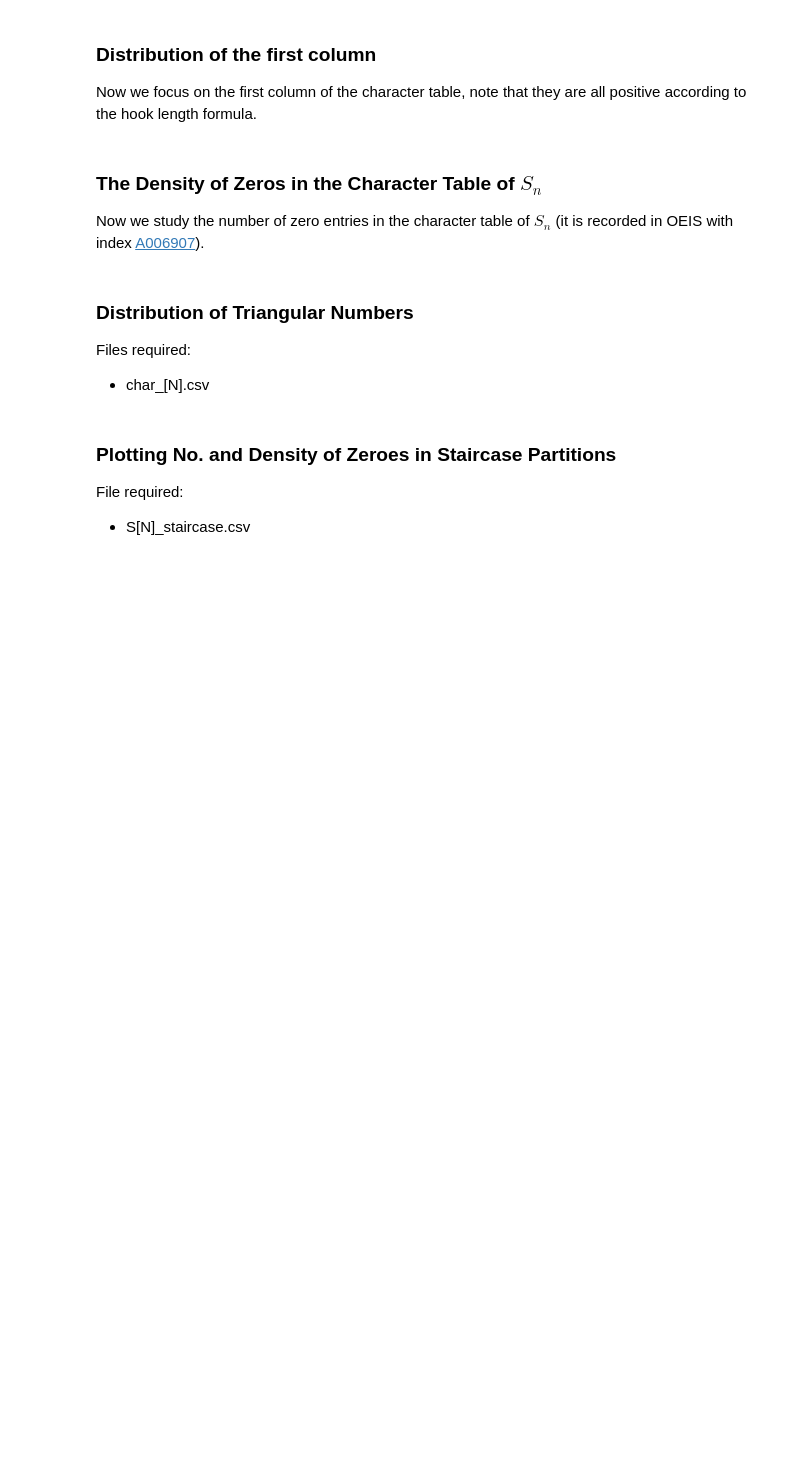
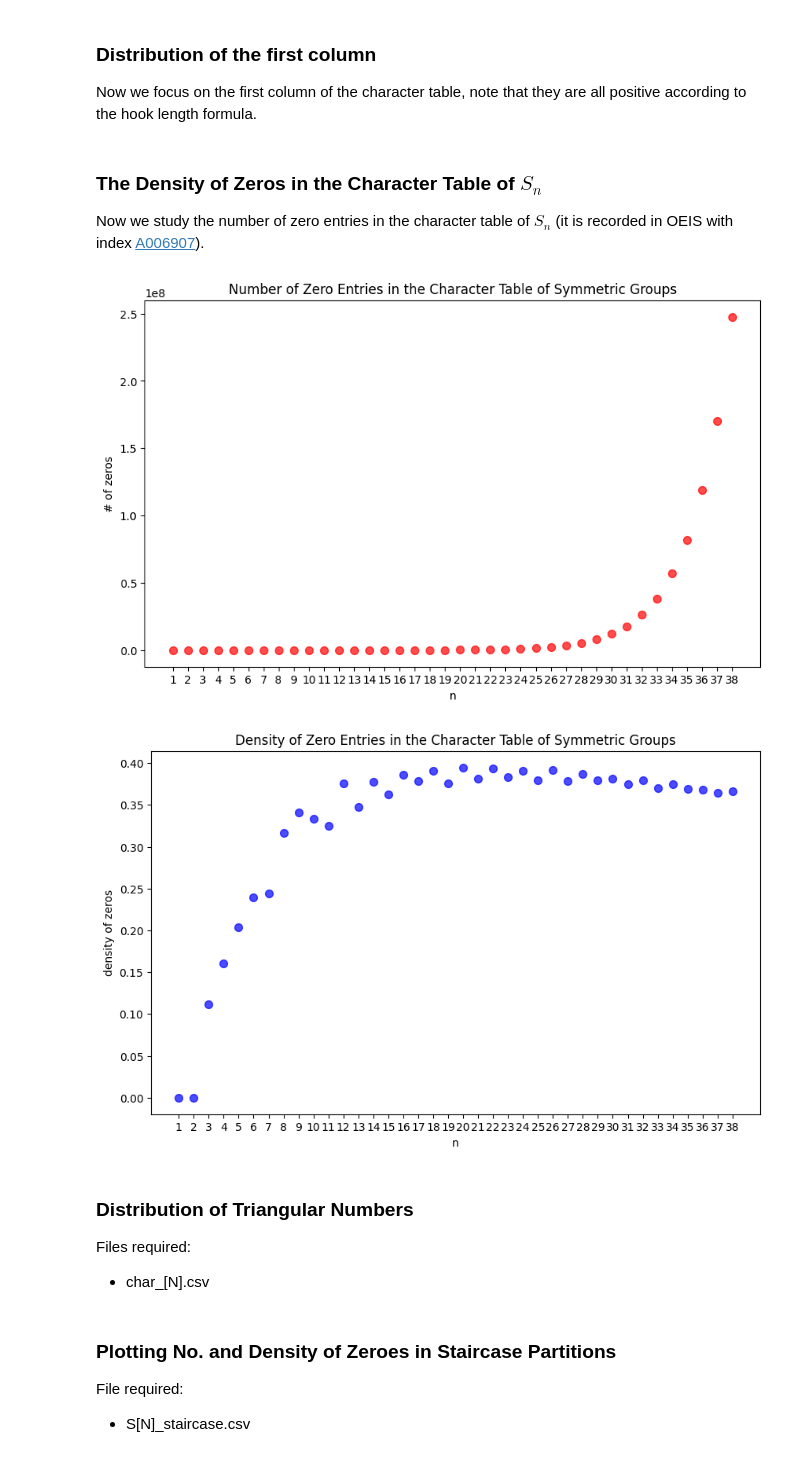
Before and after one commit to TonyZhang2004/Character_Table_of_Symmetric_Groups, a Jupyter notebook: char_table.ipynb, the cells around one changed output. Saved outputs shown, nothing was run; the diff lists cells and outputs as text; code cells hidden in the pictures; blank space fills up the shorter version.

```diff
--- a/char_table.ipynb
+++ b/char_table.ipynb
@@ -165,38 +185,41 @@ num_of_zeros = [0, 0, 1, 4, 10, 29, 55, 153, 307, 588, 1018, 2230, 3543, 6878,
 
 num_of_partitions = [1, 2, 3, 5, 7, 11, 15, 22, 30, 42, 56, 77, 101, 135, 176, 231,
                      297, 385, 490, 627, 792, 1002, 1255, 1575, 1958, 2436, 3010,
                      3718, 4565, 5604, 6842, 8349, 10143, 12310, 14883, 17977,
                      21637, 26015, 31185, 37338, 44583, 53174, 63261, 75175,
                      89134, 105558, 124754, 147273, 173525]
 
 density_of_zeros = [num_of_zeros[i] /
                     (num_of_partitions[i]**2) for i in range(38)]
 
 df = pd.DataFrame({'Values': num_of_zeros})
 fig, ax = plt.subplots(figsize=(10, 6))
-ax.vlines(x=df.index, ymin=0, ymax=df['Values'],
-          color='blue', alpha=0.7, linewidth=2)
+# ax.vlines(x=df.index, ymin=0, ymax=df['Values'],
+#           color='blue', alpha=0.7, linewidth=2)
 ax.scatter(x=df.index, y=df['Values'], color='red', s=50, alpha=0.7)
 ax.set_xticks(df.index)
 ax.set_xticklabels(df.index + 1)  # Assuming the data is 0-indexed
 ax.set_xlabel('n')
 ax.set_ylabel('# of zeros')
 ax.set_title(
     'Number of Zero Entries in the Character Table of Symmetric Groups')
 plt.show()
 
 df2 = pd.DataFrame({'Values': density_of_zeros})
 fig2, ax2 = plt.subplots(figsize=(10, 6))
-ax2.vlines(x=df2.index, ymin=0,
-           ymax=df2['Values'], color='blue', alpha=0.7, linewidth=2)
-ax2.scatter(x=df2.index, y=df2['Values'], color='red', s=50, alpha=0.7)
+# ax2.vlines(x=df2.index, ymin=0,
+#            ymax=df2['Values'], color='blue', alpha=0.7, linewidth=2)
+ax2.scatter(x=df2.index, y=df2['Values'], color='blue', s=50, alpha=0.7)
 ax2.set_xticks(df2.index)
 ax2.set_xticklabels(df2.index + 1)
 ax2.set_xlabel('n')
 ax2.set_ylabel('density of zeros')
 ax2.set_title(
     'Density of Zero Entries in the Character Table of Symmetric Groups')
 plt.show()
+# %% [output]
+[figure, added]
+[figure, added]
 # %% [markdown]
 ### Distribution of Triangular Numbers
 Files required:
```
Also changed, not shown: parts of 4 cells of this notebook, 1 other file.
